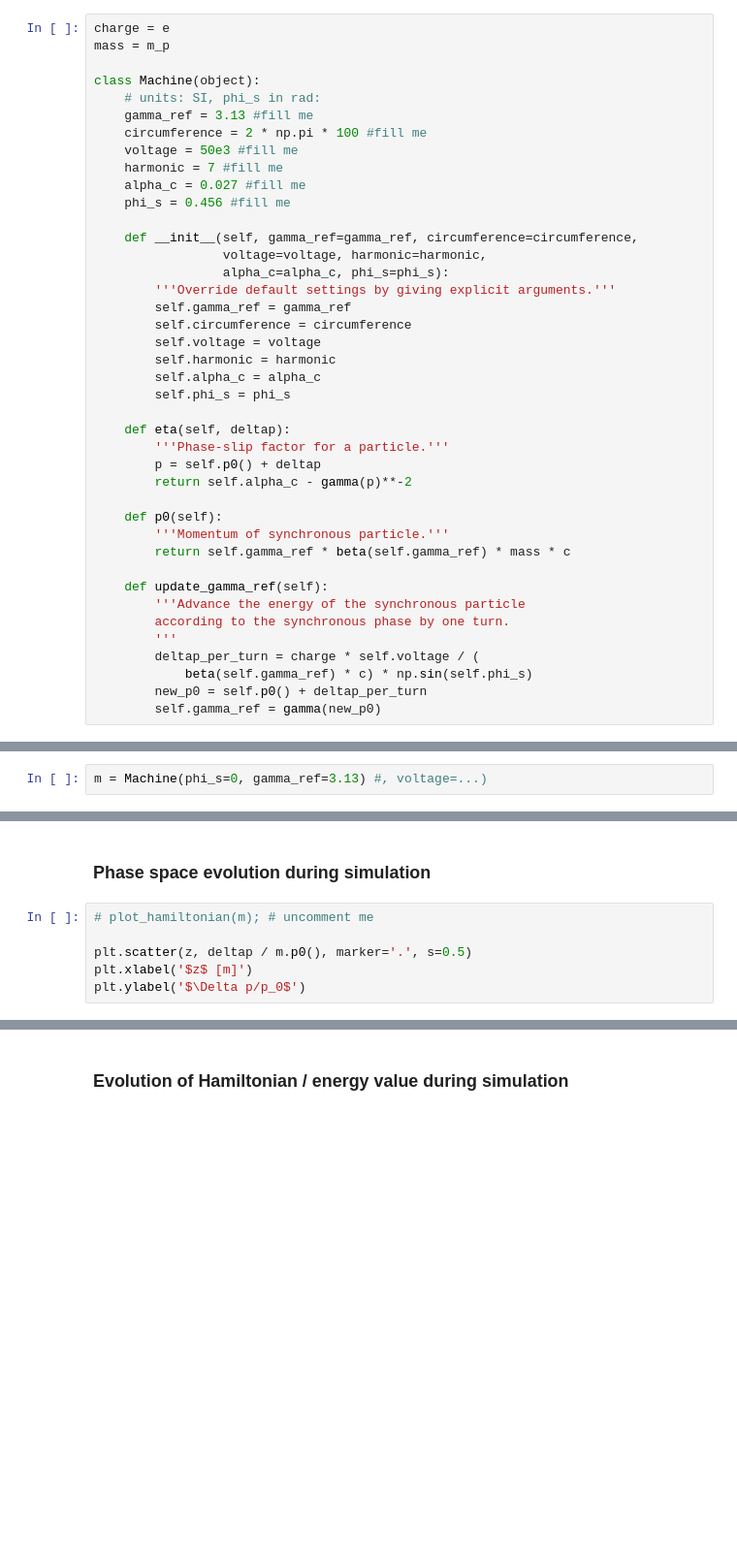
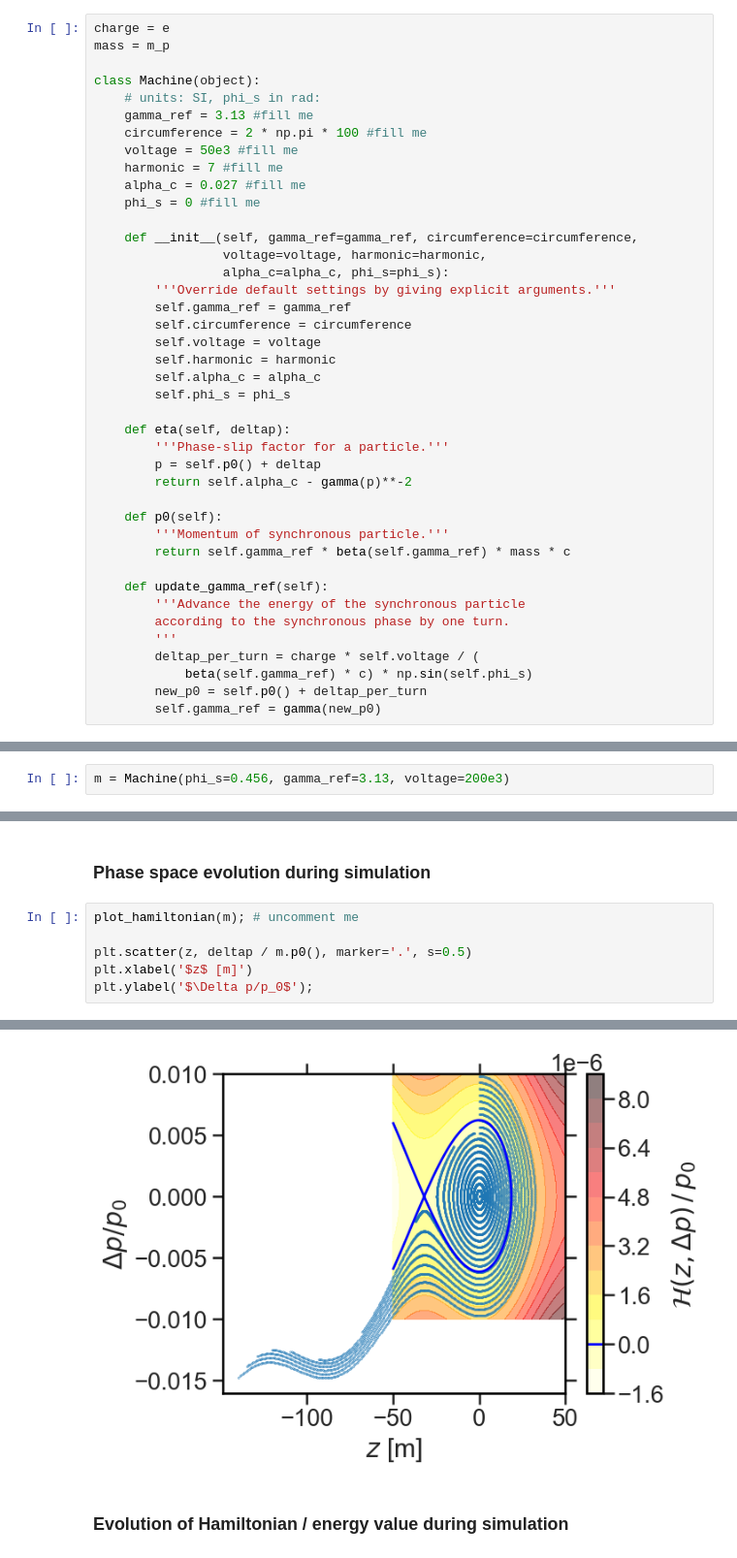
Before and after one commit to aoeftiger/UOXF-AP-2026, a Jupyter notebook: lecture3/lecture.ipynb, the cells around one changed output, grey strips where cells are left out. Shown at 97% size. Saved outputs shown, nothing was run; the diff lists cells and outputs as text; blank space fills up the shorter version.

```diff
--- a/lecture3/lecture.ipynb
+++ b/lecture3/lecture.ipynb
@@ -390,7 +392,7 @@ class Machine(object):
     voltage = 50e3 #fill me
     harmonic = 7 #fill me
     alpha_c = 0.027 #fill me
-    phi_s = 0.456 #fill me
+    phi_s = 0 #fill me
 
     def __init__(self, gamma_ref=gamma_ref, circumference=circumference,
                  voltage=voltage, harmonic=harmonic,
@@ -530,7 +536,7 @@ Setting up the PS `Machine` for tracking:
 
 (<i>hint: hit both `Shift+Tab` keys inside the parentheses `()` below to get info about the possible arguments to `Machine`</i>)
 # %%
-m = Machine(phi_s=0, gamma_ref=3.13) #, voltage=...)
+m = Machine(phi_s=0.456, gamma_ref=3.13, voltage=200e3)
 # %% [markdown]
 Particle trajectories are tracked by their two longitudinal coordinates $(z, \Delta p)$. The initial values are stored in `z_ini` and `deltap_ini` as `numpy.array`s. These should have `N` entries for $N$ particles.
 
@@ -578,8 +587,9 @@ plt.ylabel('$\gamma_{ref}$')
 # %% [markdown]
 <h3>Phase space evolution during simulation</h3>
 # %%
-# plot_hamiltonian(m); # uncomment me
+plot_hamiltonian(m); # uncomment me
 
 plt.scatter(z, deltap / m.p0(), marker='.', s=0.5)
 plt.xlabel('$z$ [m]')
-plt.ylabel('$\Delta p/p_0$')
+plt.ylabel('$\Delta p/p_0$');
+# %% [output]
@@ -586,3 +597,4 @@ plt.ylabel('$\Delta p/p_0$')
+[figure, added]
 # %% [markdown]
 <h3>Evolution of Hamiltonian / energy value during simulation</h3>
 # %%
```
Also changed, not shown: parts of 7 cells of this notebook, 1 other file.
